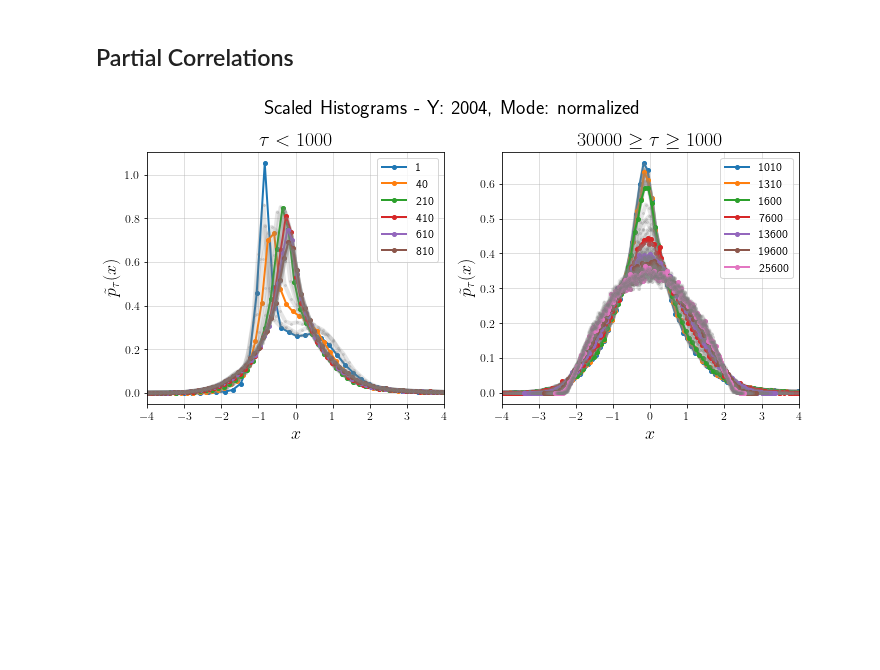
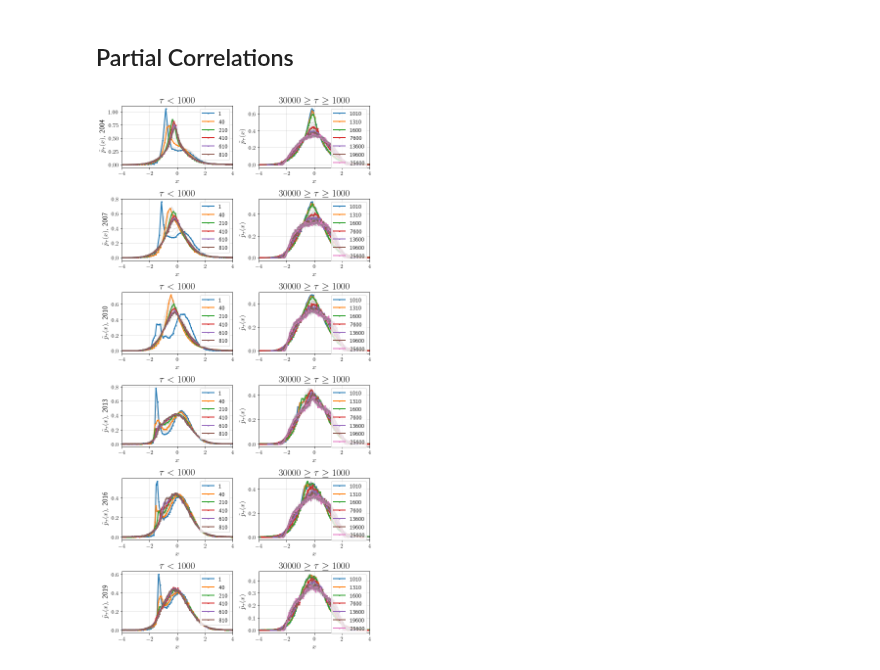
Before and after one commit to pholur/stock-market, a Jupyter notebook: Plotters/scaled_histograms.ipynb, the cells around one changed output. Saved outputs shown, nothing was run; the diff lists cells and outputs as text; code cells hidden in the pictures; blank space fills up the shorter version.

```diff
--- a/Plotters/scaled_histograms.ipynb
+++ b/Plotters/scaled_histograms.ipynb
@@ -86,36 +86,44 @@ for year in years[:1]:
 # %% [markdown]
 ## Partial Correlations
 # %%
-for year in years[:1]:
-    fig, axs = plt.subplots(1, 2, figsize=(10, 5))
+fig, axs = plt.subplots(6, 2, figsize=(8, 16))
+for i,year in enumerate([2004,2007,2010,2013,2016,2019]):
     plt.rc('text', usetex=True)
 
     X_small = []
     y_small = []
     labels_small = []
 
     X_big = []
     y_big = []
     labels_big = []
 
     for tau in taus:
         mode = "normalized"
         with open(f"{path}Histograms/hist_{mode}_{year}_{tau}.pkl", "rb") as f:
             response = pickle.load(f)
 
         if tau < plotting_tau_cutoff:
             X_small.append(response["x"])
             y_small.append(response["y"])
             labels_small.append(f"{tau}")
         elif tau < plotting_tau_upper_bound:
             X_big.append(response["x"])
             y_big.append(response["y"])
             labels_big.append(f"{tau}")
 
-    axs[0] = plot(X_small, y_small, labels_small, r"$x$", r"$\tilde{p}_\tau (x)$", r"$\tau < 1000$", highlight_x = None, dpi=300, log_x = False, log_y = False, axes = axs[0])
-    axs[1] = plot(X_big, y_big, labels_big, r"$x$", r"$\tilde{p}_\tau (x)$", r"$30000 \ge\tau \ge 1000$", highlight_x = None, dpi=300, log_x = False, log_y = False, axes = axs[1])
-    fig.suptitle(f"Scaled Histograms - Y: {year}, Mode: {mode}", fontsize=20)
-    plt.tight_layout()
-    plt.show()
+
+    axs[i][0] = plot(X_small, y_small, labels_small, r"$x$", r"$\tilde{p}_\tau (x)$" + f", {year}", r"$\tau < 1000$", highlight_x = None, dpi=300, log_x = False, log_y = False, axes = axs[i][0])
+    axs[i][1] = plot(X_big, y_big, labels_big, r"$x$", r"$\tilde{p}_\tau (x)$", r"$30000 \ge\tau \ge 1000$", highlight_x = None, dpi=300, log_x = False, log_y = False, axes = axs[i][1])
+    #fig.suptitle(f"Scaled Histograms - Y: {year}, Mode: {mode}", fontsize=20)
+
+# for ax in plt.gcf().axes:
+#     try:
+#         ax.label_outer()
+#     except:
+#         pass
+plt.tight_layout()
+plt.savefig("scaled_histograms.pdf", bbox_inches='tight')
+plt.show()
 # %% [output]
-[figure, old version]
+[figure, new version]
```
Also changed, not shown: 8 other files.
